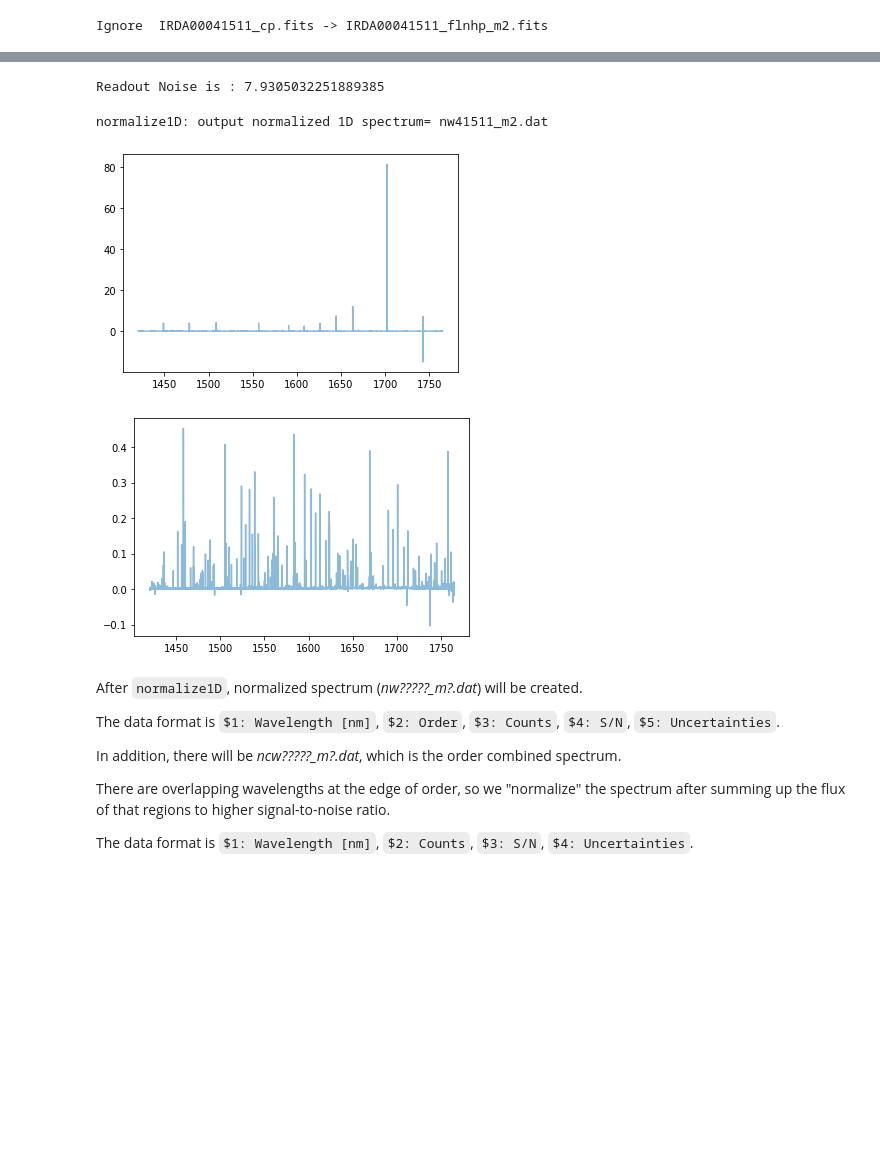
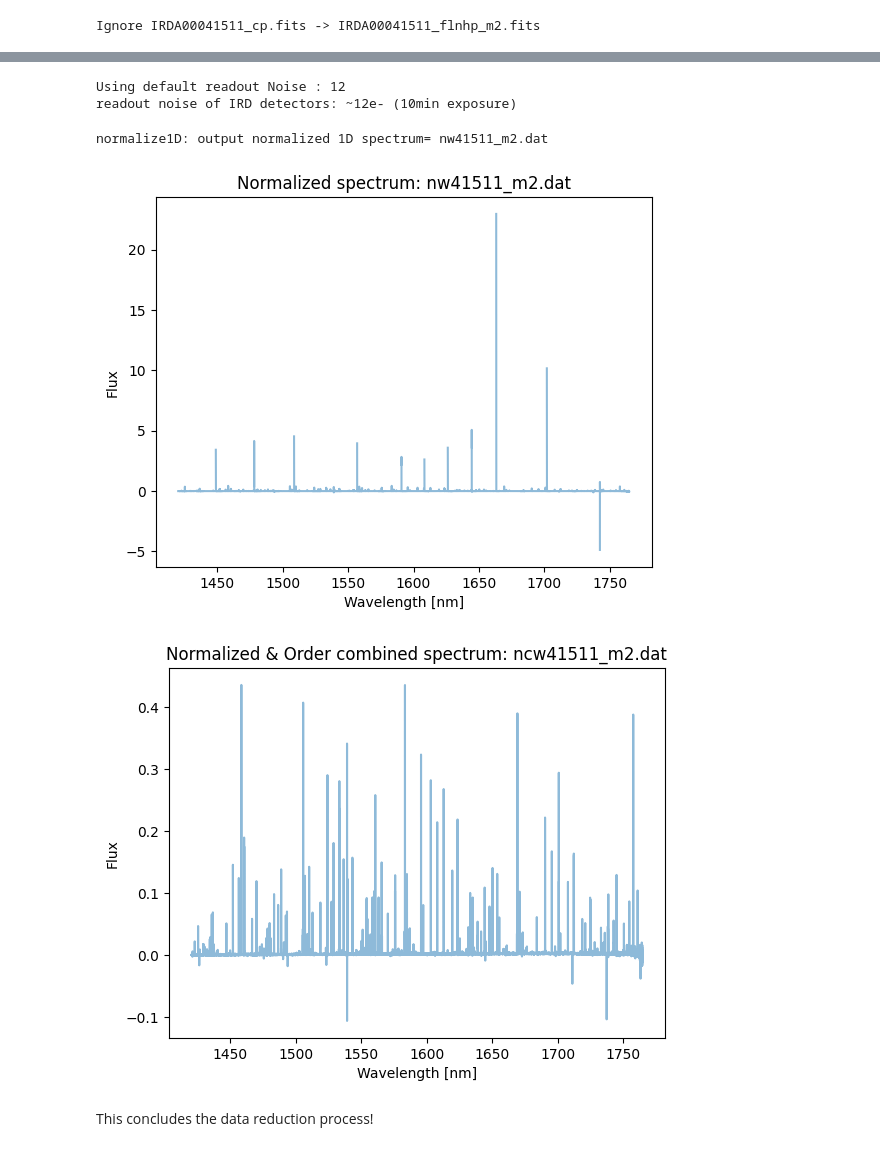
Before and after one commit to prvjapan/pyird, a Jupyter notebook: documents/tutorials/IRD_stream.ipynb, the cells around one changed output, grey strips where cells are left out. Saved outputs shown, nothing was run; the diff lists cells and outputs as text; code cells hidden in the pictures; blank space fills up the shorter version.

```diff
--- a/documents/tutorials/IRD_stream.ipynb
+++ b/documents/tutorials/IRD_stream.ipynb
@@ -14,5 +36,5 @@ and some common variables.
 # %%
 band = 'h' #'h' or 'y'
 mmf = 'mmf2' #'mmf1' (comb fiber) or 'mmf2' (star fiber)
-skipLFC = False #if False, uncertainties are output. mmf1 of y band must be reduced first.
+readout_noise_mode = 'default'
 # %% [markdown]
@@ -70,4 +87 @@ For example, setting to 6 pixels (from -2 to +4) can be done as follows:
-# %%
-width_str, width_end = 2, 4
-trace_mmf.width = [width_str, width_end]
 # %% [markdown]
@@ -108,9 +129,0 @@ Another option is reading the prepared hotpixel mask as follows.
-# %%
-# example to read a hotpixel mask used in IRD
-import pkg_resources
-from pyird.io.read_hotpix import read_hotpix
-if band=='h':
-    path=pkg_resources.resource_filename('pyird', 'data/hotpix_mask_h_202210_180s.fits')
-elif band=='y':
-    path=pkg_resources.resource_filename('pyird', 'data/hotpix_mask_y_202210_180s.fits')
-hotpix_mask=read_hotpix(path)
@@ -245,21 +274,14 @@ Then, fit the continuum of the flat spectrum as blaze function and devide target
 # %%
 # combine & normalize
 if mmf=='mmf2':
-    target.normalize1D(master_path=flat_star.anadir,skipLFC=skipLFC)
+    target.normalize1D(master_path=flat_star.anadir,readout_noise_mode=readout_noise_mode)
 elif mmf=='mmf1':
-    target.normalize1D(master_path=flat_comb.anadir,skipLFC=skipLFC)
+    target.normalize1D(master_path=flat_comb.anadir,readout_noise_mode=readout_noise_mode)
 # %% [output]
-Readout Noise is : 7.9305032251889385
+Using default readout Noise : 12
+readout noise of IRD detectors: ~12e- (10min exposure)
 normalize1D: output normalized 1D spectrum= nw41511_m2.dat
-[figure, old version]
+[figure, new version]
-[figure, old version]
+[figure, new version]
 # %% [markdown]
-After ``normalize1D``, normalized spectrum (*nw?????_m?.dat*) will be created.
-
-The data format is `$1: Wavelength [nm]`, `$2: Order`, `$3: Counts`, `$4: S/N`, `$5: Uncertainties`.
-
-In addition, there will be *ncw?????_m?.dat*, which is the order combined spectrum.
-
-There are overlapping wavelengths at the edge of order, so we "normalize" the spectrum after summing up the flux of that regions to higher signal-to-noise ratio.
-
-The data format is `$1: Wavelength [nm]`, `$2: Counts`, `$3: S/N`, `$4: Uncertainties`.
+This concludes the data reduction process!
```
Also changed, not shown: parts of 41 cells of this notebook, 33 other files.
